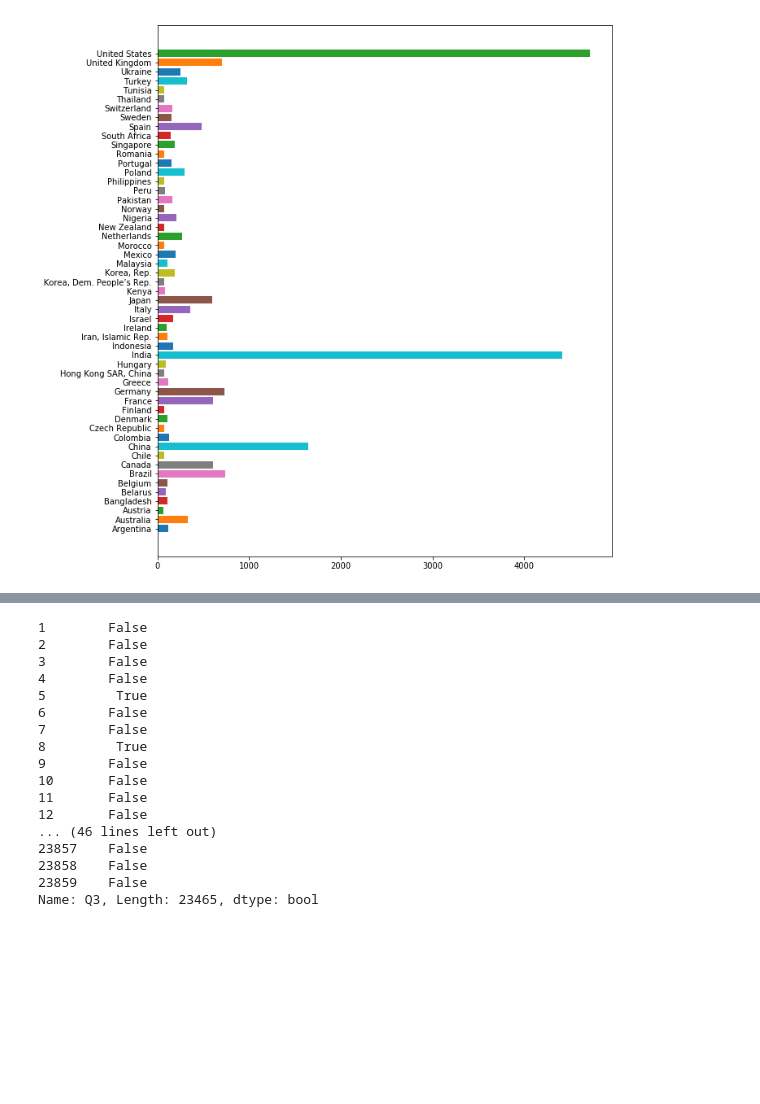
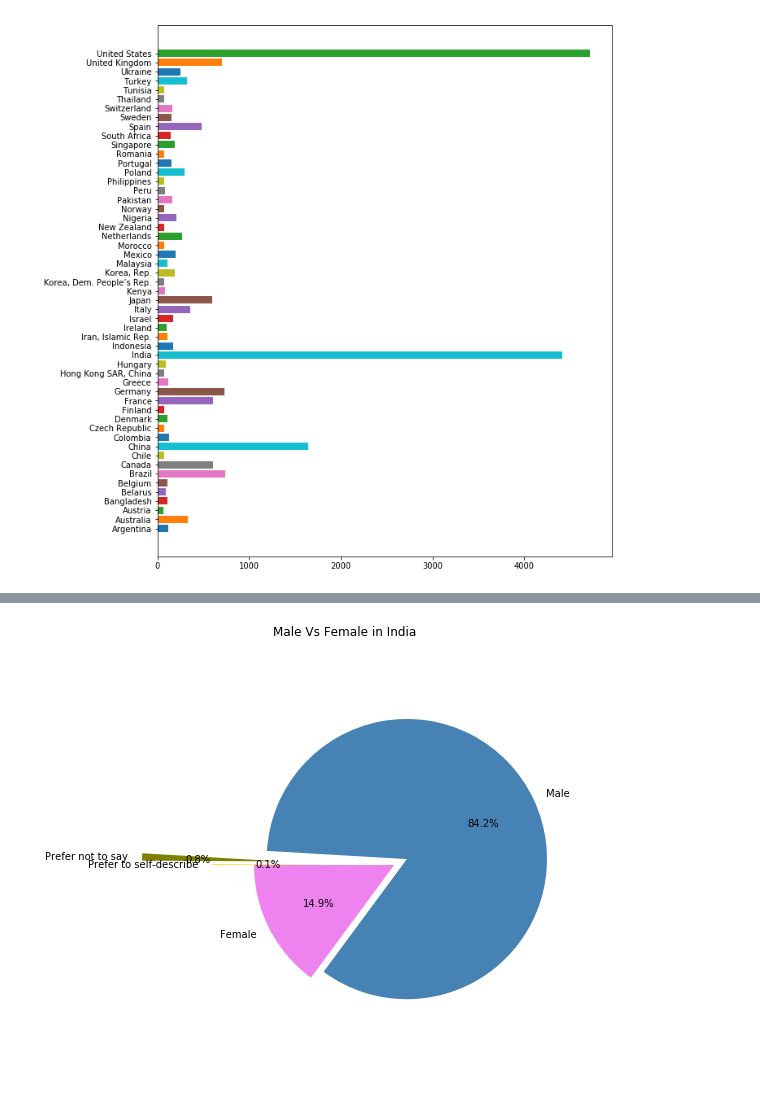
Before and after one commit to JoseMontanaC/JoseAlejandroMontana_Final, a Jupyter notebook: JoseAlejandroMontana_Final.ipynb, the cells around one changed output, grey strips where cells are left out. Saved outputs shown, nothing was run; the diff lists cells and outputs as text; code cells hidden in the pictures; blank space fills up the shorter version.

```diff
--- a/JoseAlejandroMontana_Final.ipynb
+++ b/JoseAlejandroMontana_Final.ipynb
@@ -46,20 +47,20 @@ plt.show()
-# %%
-data.Q3=="India"
-# %% [output]
-1        False
-2        False
-3        False
-4        False
-5         True
-6        False
-7        False
-8         True
-9        False
-10       False
-11       False
-12       False
-... (46 lines left out)
-23857    False
-23858    False
-23859    False
-Name: Q3, Length: 23465, dtype: bool
+# %%
+def plotting_male_vs_female(data,title):
+    total= len(data)
+    labels=[]
+    values=[]
+    plt.figure(figsize=(8,8))
+    for i in sorted(Counter(data)):
+        labels.append(i)
+        values.append(Counter(data)[i])
+    colors=["violet","steelblue","olive","gold"]
+    explode = (0, 0.1, 0.8, 0.3)
+    plt.pie(values,labels=labels,shadow=False,colors=colors,explode=explode,startangle=180,autopct='%1.1f%%')
+    plt.axis("equal")
+    plt.title("Male Vs Female in "+title)
+    plt.show()
+# %%
+datos_India=data[data.Q3=="India"]
+plotting_male_vs_female(datos_India.Q1,"India")
+# %% [output]
+[figure, added]
```
Also changed, not shown: parts of 4 cells of this notebook.
